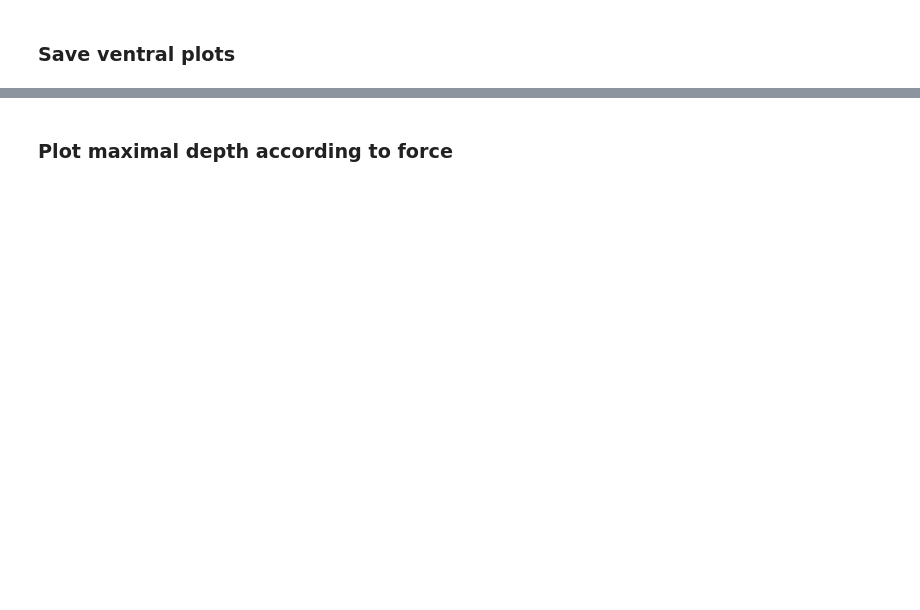
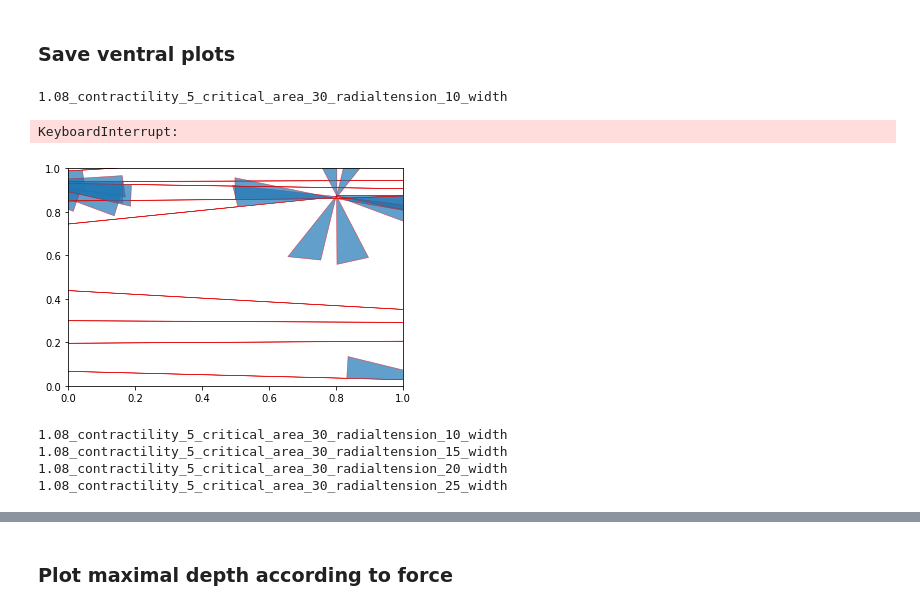
Before and after one commit to suzannelab/invagination, a Jupyter notebook: notebooks/EmbryoMesodermInvagination_AnalysePrincipale.ipynb, the cells around one changed output, grey strips where cells are left out. Drawn from its saved outputs; the diff is of its cells as text; code cells hidden in the pictures; blank space fills up the shorter version.

```diff
--- a/notebooks/EmbryoMesodermInvagination_AnalysePrincipale.ipynb
+++ b/notebooks/EmbryoMesodermInvagination_AnalysePrincipale.ipynb
@@ -53,7 +193,12 @@ list_dir = os.listdir(dirname)
 
 ### Save ventral plots
 # %%
-print (list_dir[4])
-save_ventral_plot(os.path.join(dirname, list_dir[4]),
-                  start=0, step=1, max_area=40,
-                  'Blues', 'hot', 4)
+print (list_dir[0])
+save_ventral_plot(os.path.join(dirname, list_dir[2]),
+                  start=0, step=5, max_area=40,face_caracteristic='area',
+                  face_color='Blues', edge_color='hot',
+                  edge_normalization=4)
+# %% [output]
+1.08_contractility_5_critical_area_30_radialtension_10_width
+KeyboardInterrupt:
+[figure, added]
@@ -61,0 +205,10 @@ sheet.settings
+# %%
+for dir_ in list_dir:
+    print (dir_)
+    save_3_axis_plot(os.path.join(dirname, dir_),
+                     0, 1)
+# %% [output]
+1.08_contractility_5_critical_area_30_radialtension_10_width
+1.08_contractility_5_critical_area_30_radialtension_15_width
+1.08_contractility_5_critical_area_30_radialtension_20_width
+1.08_contractility_5_critical_area_30_radialtension_25_width
```
Also changed, not shown: parts of 21 cells of this notebook, 10 other files.
